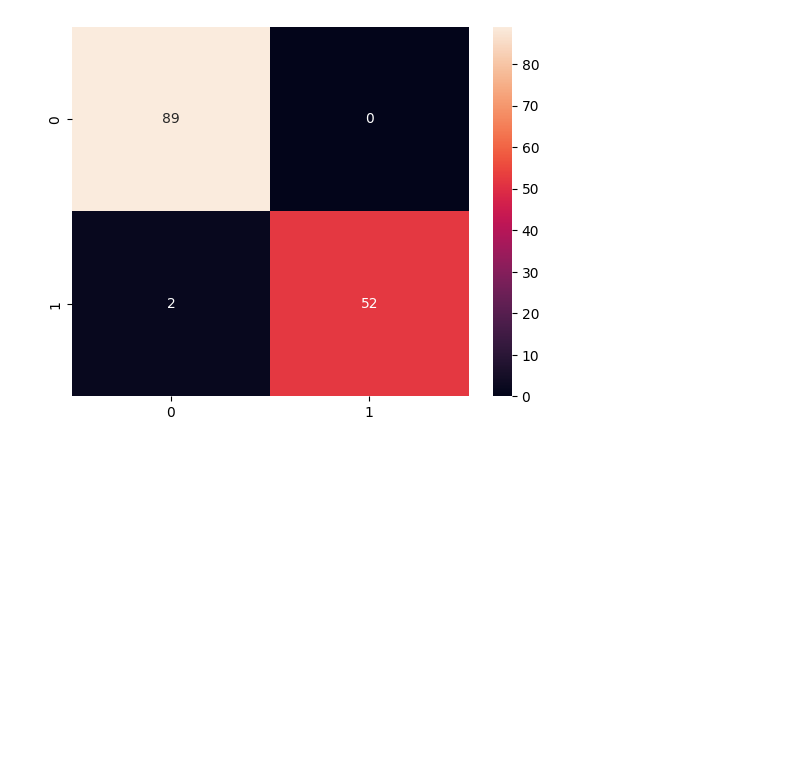
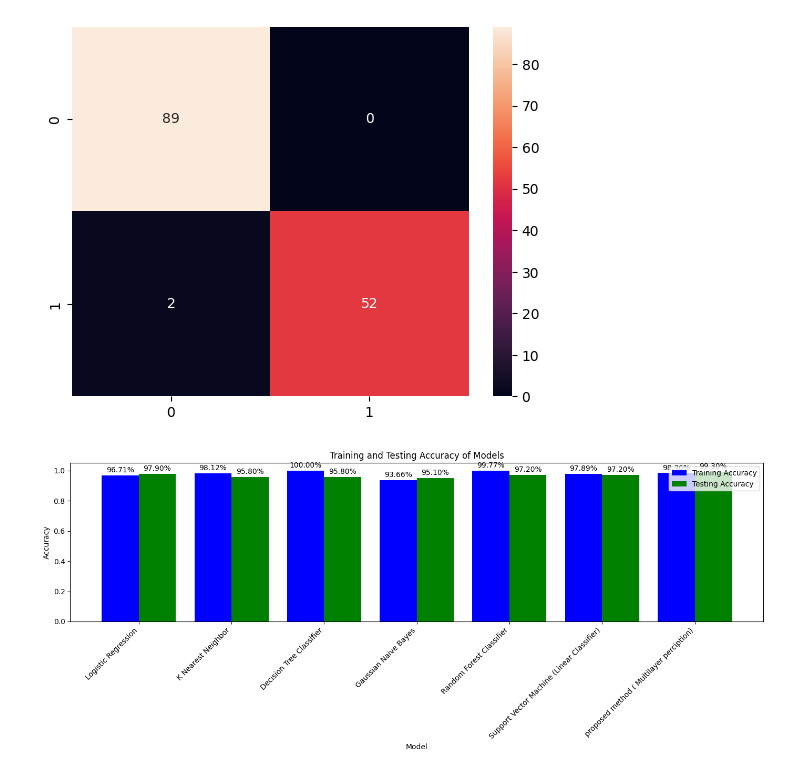
Before and after one commit to SachinBiswas7/Breast-Cancer-Classification, a Jupyter notebook: Breast_cancer_classification_using_Neural_network.ipynb, the cells around one changed output. Saved outputs shown, nothing was run; the diff lists cells and outputs as text; code cells hidden in the pictures; blank space fills up the shorter version.

```diff
--- a/Breast_cancer_classification_using_Neural_network.ipynb
+++ b/Breast_cancer_classification_using_Neural_network.ipynb
@@ -148,0 +210,13 @@ Shape of testing data is:  (143, 30)
+# %%
+from sklearn.metrics import confusion_matrix
+for i in range(len(mdl)):
+    cm = confusion_matrix(y_test, mdl[i].predict(X_test))
+
+    TN = cm[0][0]
+    TP = cm[1][1]
+    FN = cm[1][0]
+    FP = cm[0][1]
+
+    print(cm)
+    print('Model[{}] Testing Accuracy = "{}!"'.format(i,  (TP + TN) / (TP + TN + FN + FP)))
+    print()# Print a new line
@@ -151,7 +243,7 @@ from keras.models import Sequential
 from keras.layers import Dense, Activation, Dropout
 # %%
 model = Sequential()
-model.add(Dense(16, input_dim=30, activation='relu'))
+model.add(Dense(14, input_dim=30, activation='relu'))
 model.add(Dropout(0.35))
 model.add(Dense(1))
 model.add(Activation('sigmoid'))
@@ -240,3 +332,54 @@ sns.heatmap(cm, annot=True)
 5/5 [==============================] - 0s 9ms/step
 <Axes: >
 [figure]
+# %%
+import matplotlib.pyplot as plt
+
+# Training accuracies
+train_accuracies = [0.9671361502347418, 0.9812206572769953, 1.0, 0.9366197183098591, 0.9976525821596244, 0.9788732394366197,0.9836 ]
+
+# Testing accuracies
+test_accuracies = [0.9790209790209791,0.958041958041958,0.958041958041958,0.951048951048951, 0.972027972027972,0.972027972027972,0.9930]  # Fill this list with your actual testing accuracies
+
+# Model names
+model_names = [
+    'Logistic Regression',
+    'K Nearest Neighbor',
+    'Decision Tree Classifier',
+    'Gaussian Naive Bayes',
+    'Random Forest Classifier',
+    'Support Vector Machine (Linear Classifier)',
+    'proposed method ( Multilayer perciption)'
+]
+
+# Plotting
+plt.figure(figsize=(14, 6))
+
+# Plot training accuracy
+bars_train = plt.bar([i - 0.2 for i in range(len(train_accuracies))], train_accuracies, width=0.4, color='blue', label='Training Accuracy')
+
+# Plot testing accuracy
+bars_test = plt.bar([i + 0.2 for i in range(len(test_accuracies))], test_accuracies, width=0.4, color='green', label='Testing Accuracy')
+
+# Adding labels and title
+plt.xlabel('Model')
+plt.ylabel('Accuracy')
+plt.title('Training and Testing Accuracy of Models')
+plt.xticks(range(len(model_names)), model_names, rotation=45, ha='right')
+
+# Adding accuracy rate on top of each bar
+for bars, accuracies in zip([bars_train, bars_test], [train_accuracies, test_accuracies]):
+    for bar, acc in zip(bars, accuracies):
+        plt.text(bar.get_x() + bar.get_width() / 2, bar.get_height() + 0.01, '{:.2f}%'.format(acc * 100),
+                 ha='center', va='bottom')
+
+# Adding legend
+plt.legend()
+
+# Adjust layout
+plt.tight_layout()
+
+# Show plot
+plt.show()
+# %% [output]
+[figure, added]
```
Also changed, not shown: parts of 5 cells of this notebook.
